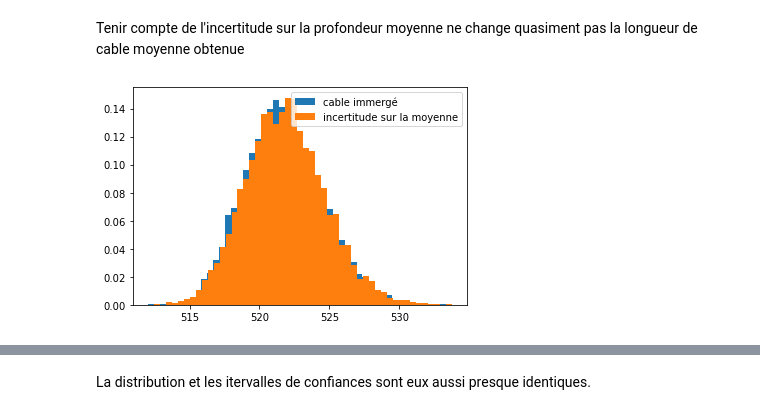
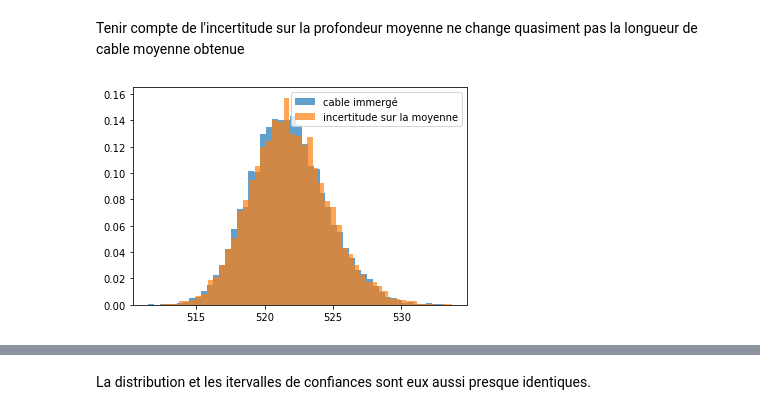
Before and after one commit to MariusAlonso/Projet-numerique-probabilites, a Jupyter notebook: Reponse.ipynb, the cells around one changed output, grey strips where cells are left out. Drawn from its saved outputs; the diff is of its cells as text; code cells hidden in the pictures.

```diff
--- a/Reponse.ipynb
+++ b/Reponse.ipynb
@@ -542,12 +545,12 @@ np.mean(longueurs)
 # %% [markdown]
 Tenir compte de l'incertitude sur la profondeur moyenne ne change quasiment pas la longueur de cable moyenne obtenue
 # %%
-plt.hist(resultafter, 50, density = True, label = "cable immergé")
-plt.hist(longueurs, 50, density = True, label = "incertitude sur la moyenne")
+plt.hist(resultafter, 50, density = True, label = "cable immergé", alpha = 0.7)
+plt.hist(longueurs, 50, density = True, label = "incertitude sur la moyenne", alpha = 0.7)
 plt.legend()
 plt.show()
 # %% [output]
-[figure, old version]
+[figure, new version]
 # %%
 np.quantile(resultafter,[0.025,0.975])
 # %% [output]
```
Also changed, not shown: parts of 30 cells of this notebook.
